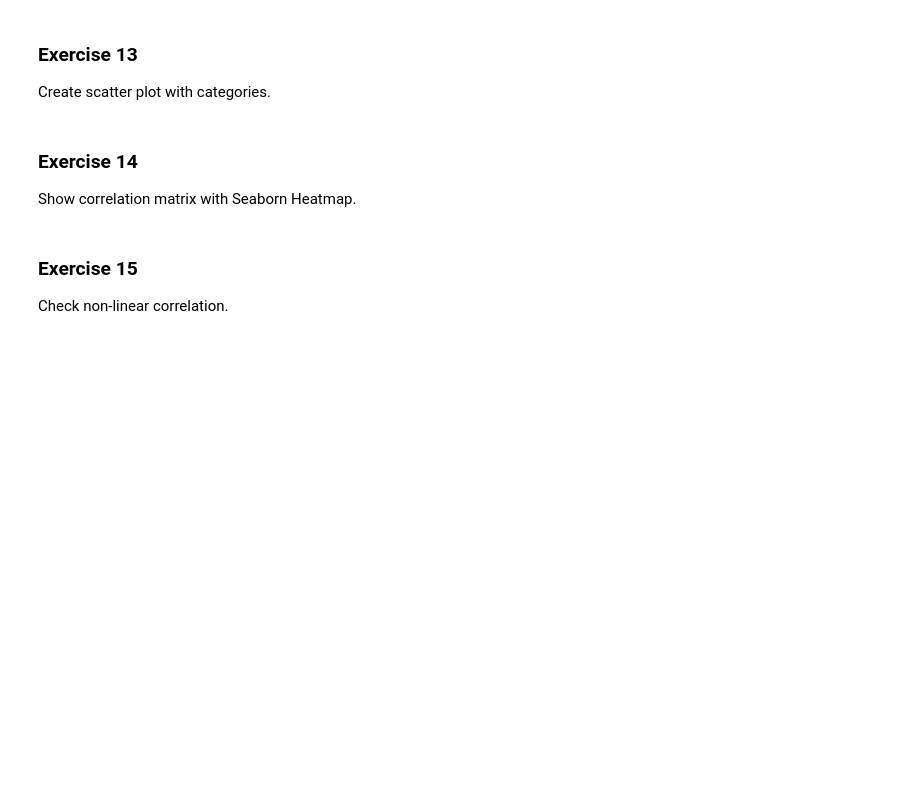
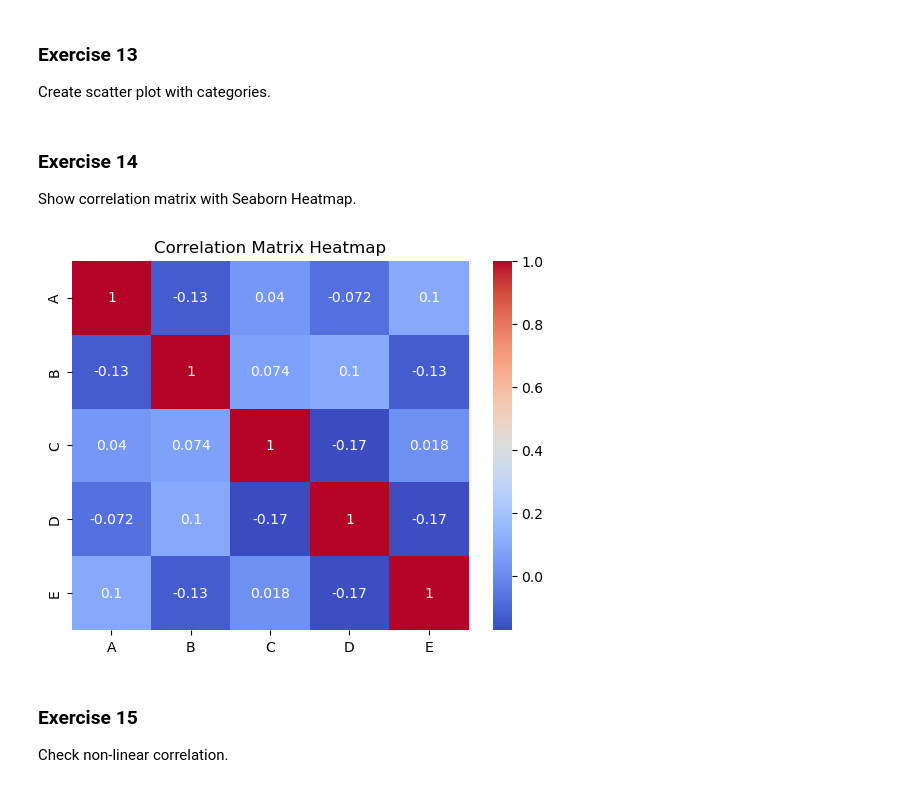
Before and after one commit to tgvp/Data-Science, a Jupyter notebook: Week_4/ds-pr-week-4-solution.ipynb, the cells around one changed output. Saved outputs shown, nothing was run; the diff lists cells and outputs as text; code cells hidden in the pictures; blank space fills up the shorter version.

```diff
--- a/Week_4/ds-pr-week-4-solution.ipynb
+++ b/Week_4/ds-pr-week-4-solution.ipynb
@@ -424,6 +447,12 @@ df = pd.DataFrame({
 Show correlation matrix with Seaborn Heatmap.
 # %%
 df = pd.DataFrame(np.random.randn(100, 5), columns=list("ABCDE"))
+corr = df.corr()
+sns.heatmap(corr, annot=True, cmap='coolwarm')
+plt.title("Correlation Matrix Heatmap")
+plt.show()
+# %% [output]
+[figure, added]
 # %% [markdown]
 ### Exercise 15
 Check non-linear correlation.
```
Also changed, not shown: parts of 31 cells of this notebook.
